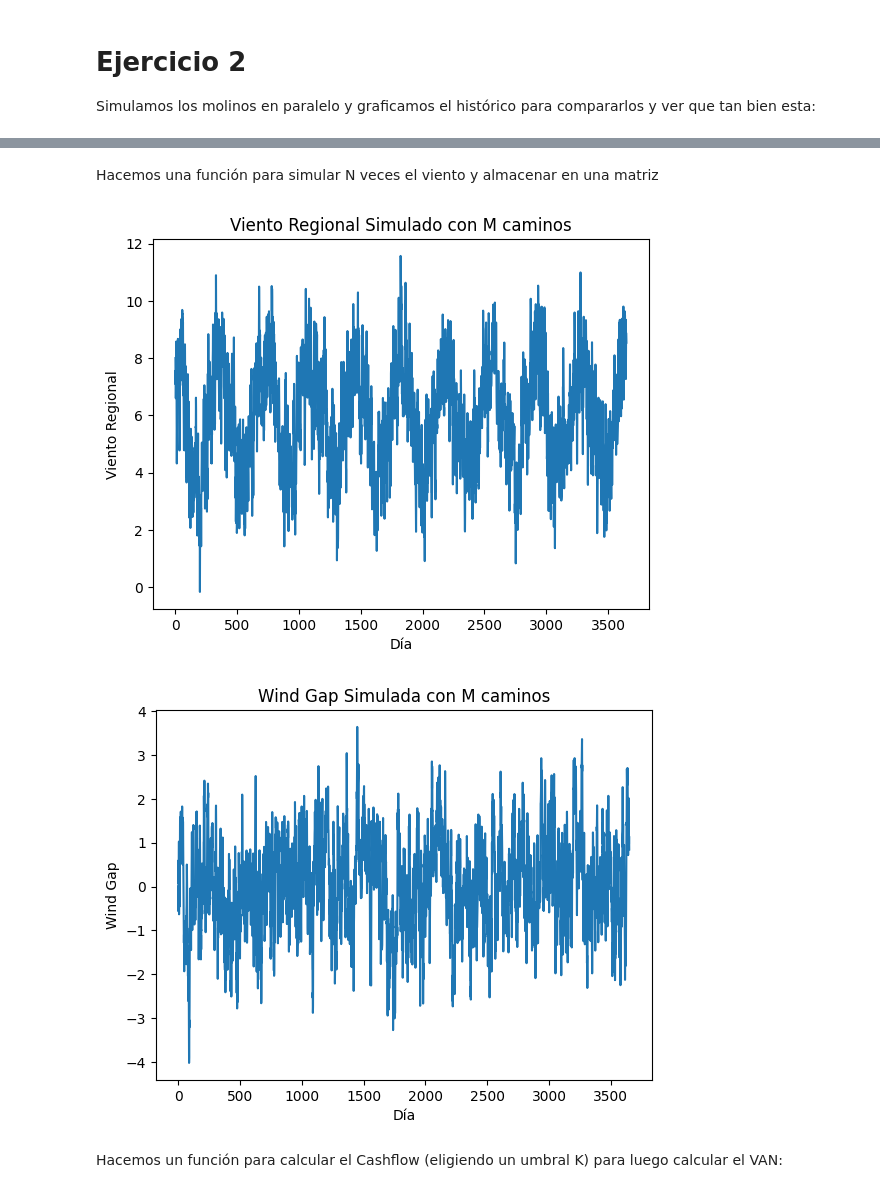
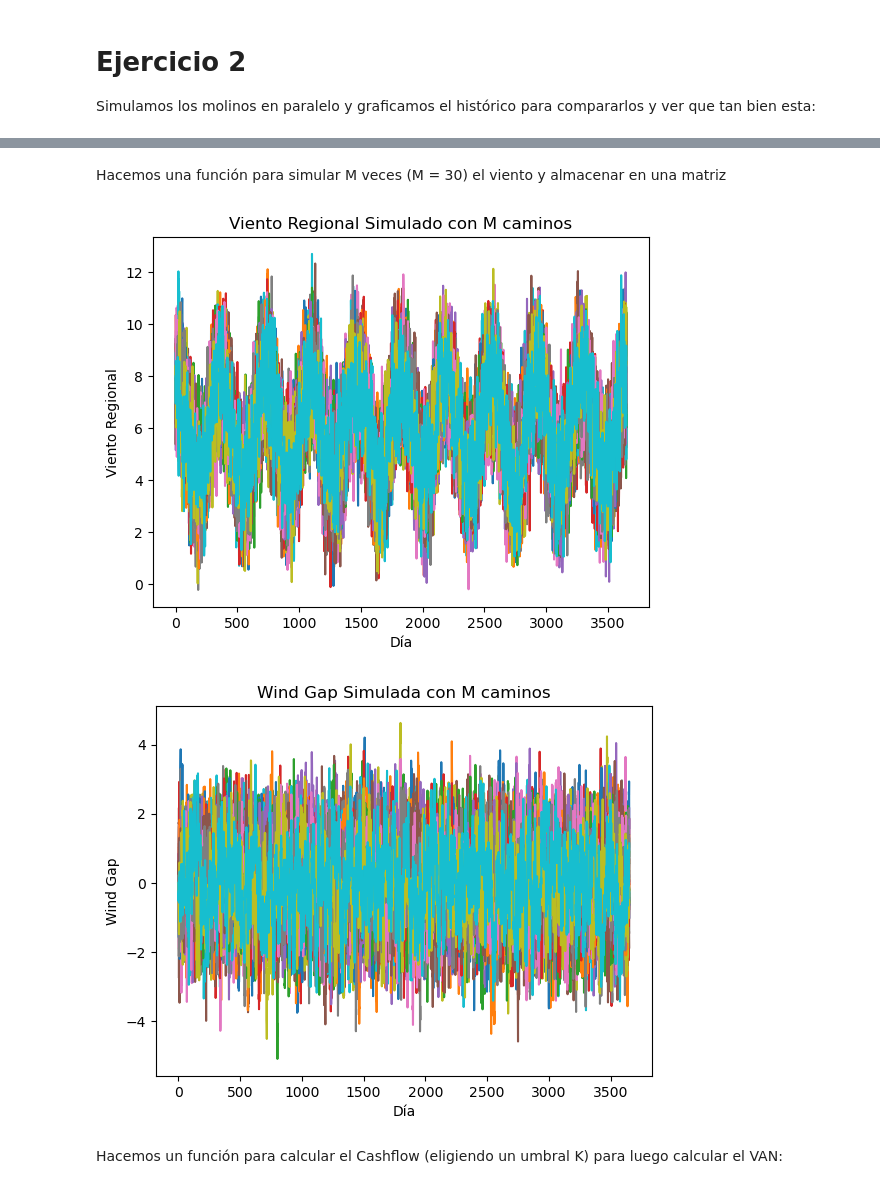
Before and after one commit to mrgimenezcosta/TP1_ACN, a Jupyter notebook: v2TP1ACN.ipynb, the cells around one changed output, grey strips where cells are left out. Cells and saved outputs as stored; diff of their text form; code cells hidden in the pictures.

```diff
--- a/v2TP1ACN.ipynb
+++ b/v2TP1ACN.ipynb
@@ -209,5 +209,5 @@ plt.show()
 # %% [markdown]
-Hacemos una función para simular N veces el viento y almacenar en una matriz
+Hacemos una función para simular M veces (M = 30) el viento y almacenar en una matriz
 # %%
 import numpy as np
 import matplotlib.pyplot as plt
@@ -234,37 +234,37 @@ S_0 = data['regional wind'].iloc[0]
 D_0 = data['wind gap norte sur'].iloc[0]
 T = len(data)  # Usamos el mismo número de días que en los datos históricos
 delta = 1 / 365
-M = 1
+M = 30
 
 # Simulamos
 S, D = wind_paths(S_0, D_0, kappa, theta, sigma, delta, beta, gamma, T, M)
 
 # Calculamos viento en Norte y Sur
 viento_norte = S - D / 2
 viento_sur = S + D / 2
 
 #Calculamos viento historico norte y sur
 viento_norte_historico = data['regional wind'] - data['wind gap norte sur'] / 2
 viento_sur_historico = data['regional wind'] + data['wind gap norte sur'] / 2
 
 for S_i in S :
   plt.plot(S_i)
   plt.title('Viento Regional Simulado con M caminos')
   plt.xlabel('Día')
   plt.ylabel('Viento Regional')
 
 plt.show()
 
 for D_i in D :
   plt.plot(D_i)
   plt.title('Wind Gap Simulada con M caminos')
   plt.xlabel('Día')
   plt.ylabel('Wind Gap')
 
 plt.show()
 # %% [output]
-[figure, old version]
+[figure, new version]
-[figure, old version]
+[figure, new version]
 # %% [markdown]
 Hacemos un función para calcular el Cashflow (eligiendo un umbral K) para luego calcular el VAN:
 # %% [markdown]
```
Also changed, not shown: parts of 12 cells of this notebook.
